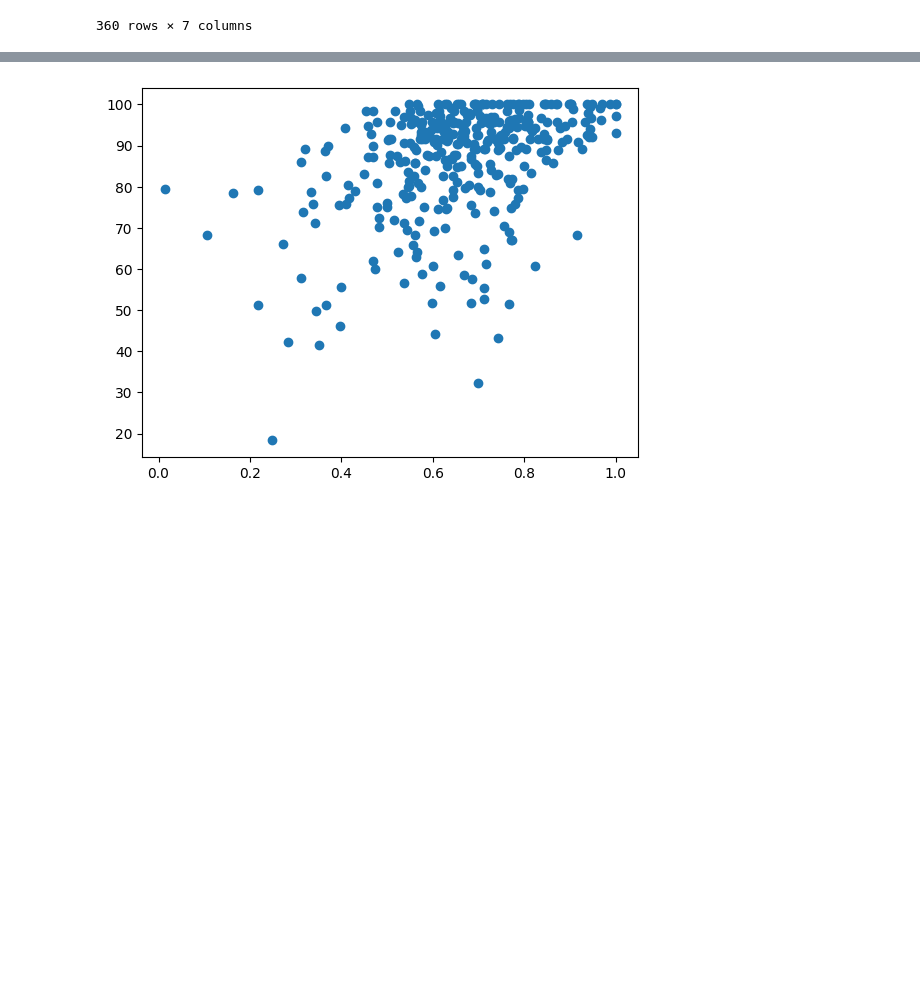
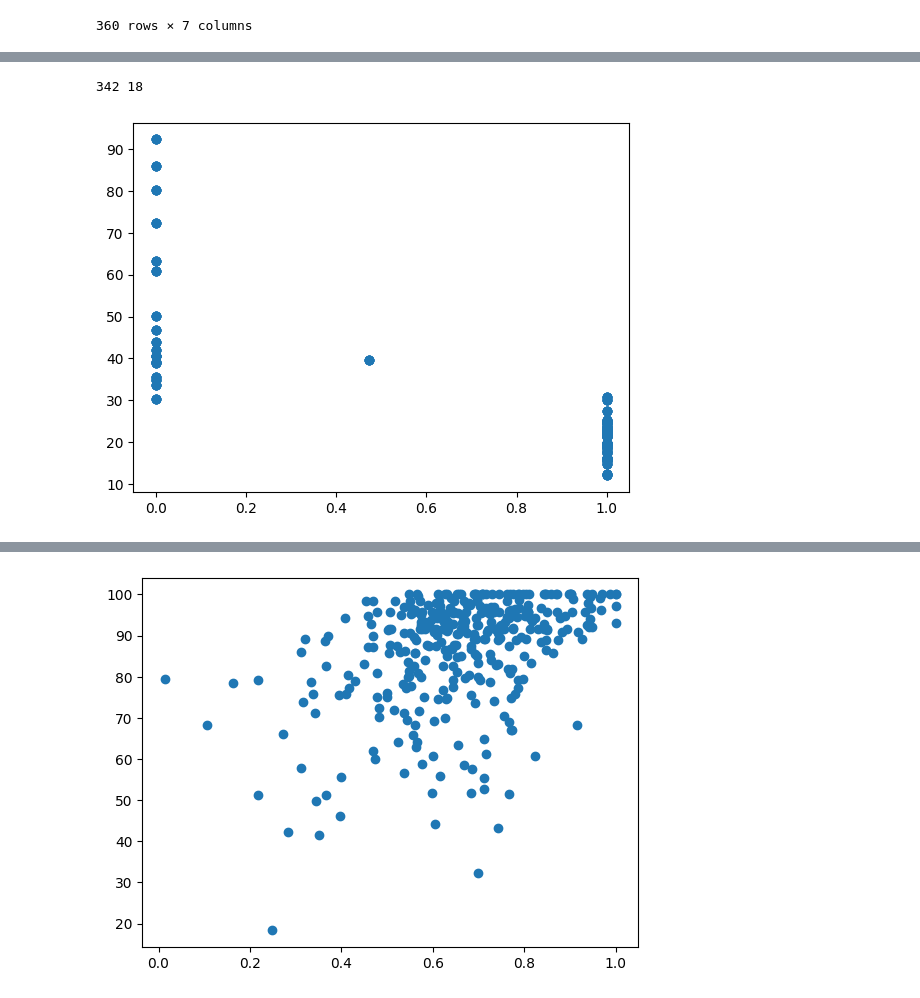
Before and after one commit to bjoernengelmann/BATS, a Jupyter notebook: workspace/lf_evaluation.ipynb, the cells around one changed output, grey strips where cells are left out. Saved outputs shown, nothing was run; the diff lists cells and outputs as text; code cells hidden in the pictures; blank space fills up the shorter version.

```diff
--- a/workspace/lf_evaluation.ipynb
+++ b/workspace/lf_evaluation.ipynb
@@ -193,0 +283,12 @@ df_simpeval
+# %%
+pos = 0
+neg = 0
+for i, row in df_simpeval.iterrows():
+    if row["BATS"] > row["BATS_complex"]:
+        pos += 1
+    else:
+        neg += 1
+
+print(pos,neg)
+# %% [output]
+342 18
@@ -193,0 +305,8 @@ df_simpeval
+# %%
+x = np.array(df_simpeval["BATS_label_src"].to_list())
+y = np.array(df_simpeval["BATS_complex"].to_list())
+
+plt.scatter(x, y)
+plt.show()
+# %% [output]
+[figure, added]
```
Also changed, not shown: parts of 35 cells of this notebook.
